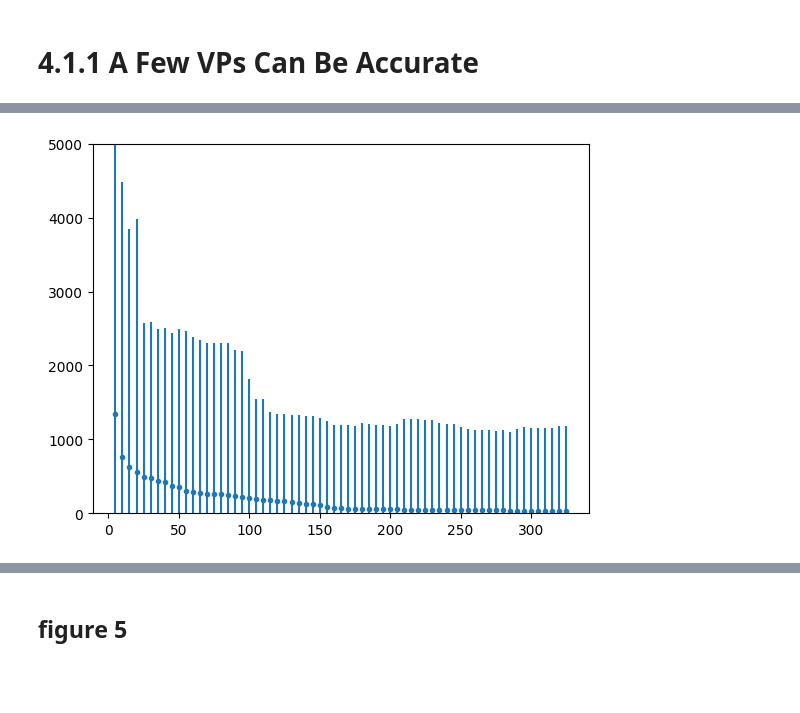
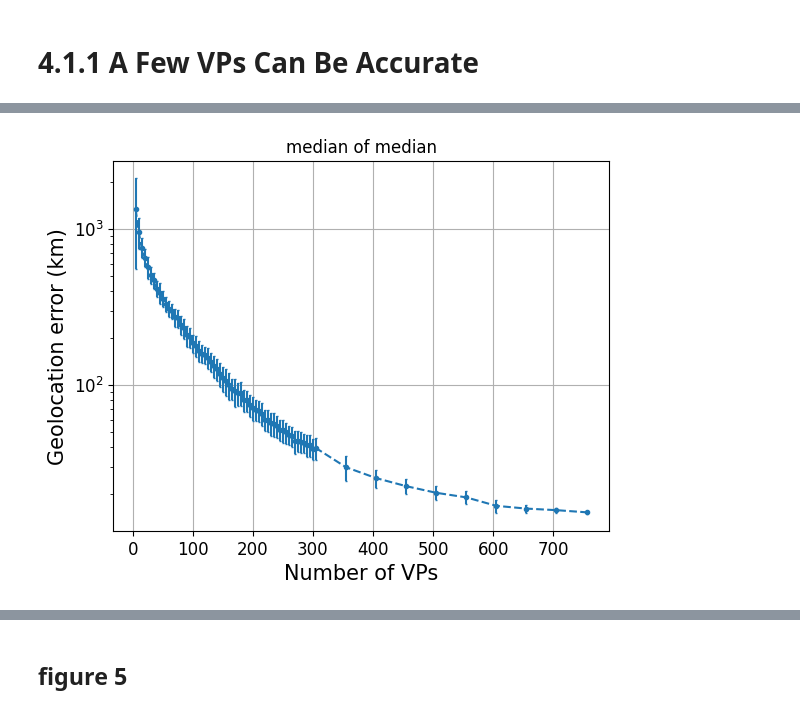
Before and after one commit to dioptra-io/geoloc-imc-2023, a Jupyter notebook: notebooks/anchor_analysis.ipynb, the cells around one changed output, grey strips where cells are left out. Cells and saved outputs as stored; diff of their text form; code cells hidden in the pictures; blank space fills up the shorter version.

```diff
--- a/notebooks/anchor_analysis.ipynb
+++ b/notebooks/anchor_analysis.ipynb
@@ -20,6 +20,10 @@ for id in range(start, end):
 # save raw results
 with open(ANCHOR_TARGET_ANCHOR_VP, "wb") as f:
     pickle.dump(measurement_results, f)
+# %%
+import json
+with open("../datasets/removed_probes.json", "r") as f:
+    removed_probes = json.load(f)
 # %%
 anchors = load_atlas_anchors()
 
@@ -91,12 +107,13 @@ import logging
 import itertools
 import numpy as np
 from collections import OrderedDict
+from copy import deepcopy
 
 from geoloc_imc_2023.default import ANCHOR_TARGET_ANCHOR_VP
 from geoloc_imc_2023.measurement_utils import load_atlas_anchors
 from geoloc_imc_2023.helpers import select_best_guess_centroid, haversine
 
-NB_TRIAL = 100
+NB_TRIAL = 150
 
 logger = logging.getLogger()
 # %%
@@ -129,11 +146,4 @@ for target in measurement_results:
 # save raw results
 with open(ANCHOR_TARGET_ANCHOR_VP, "wb") as f:
     pickle.dump(measurement_results, f)
-# %%
-for i, target in enumerate(measurement_results):
-    if i > 10: break
-    copy = deepcopy(measurement_results)
-    for vp in measurement_results[target]:
-        print(measurement_results[target][vp])
-    print()
 # %%
@@ -206,4 +221,15 @@ def get_dst_error(vp_subset: set,measurement_results: dict, target_dataset: dict
 
 
     return cbg_dst_errors, shortest_ping_dst_errors, cbg_d_error_list, shortest_ping_d_error_list
+# %%
+import pickle
+from pathlib import Path
+
+
+result_path = Path(".") / "../result/figure2a.pickle"
+with open(result_path, "rb") as f:
+    figure2a_results = pickle.load(f)
+
+cbg_results = figure2a_results["cbg"]
+shortest_ping_results = figure2a_results["shortest_ping"]
 # %%
@@ -295,19 +365,24 @@ print(len(figure2a_results["cbg"]))
 # %%
 import matplotlib.pyplot as plt
 import seaborn as sns
 import numpy as np
 
 
 nb_samples = len(figure2a_results["cbg"]) + 1
 step = 5
 
-x = np.array([i for i in range(step, step * nb_samples, step)])
+x = np.array([vp_set_size for vp_set_size in figure2a_results["cbg"]])
 y = np.array([figure2a_results["cbg"][vp_set_size]['median_error'] for vp_set_size in figure2a_results["cbg"]])
 e = np.array([figure2a_results["cbg"][vp_set_size]['deviation'] for vp_set_size in figure2a_results["cbg"]])
-plt.ylim((0, 5000))
-plt.errorbar(x, y, e, linestyle='None', marker=".")
+plt.errorbar(x, y, e, marker=".", capsize = 1, linestyle = "--")
 
-
+plt.xlabel("Number of VPs", fontsize = 15)
+plt.ylabel("Geolocation error (km)", fontsize = 15)
+plt.tick_params(labelsize = 12)
+plt.yscale("log")
+plt.grid()
+plt.title("median of median")
+plt.savefig("../../geolocation-reproducibility-paper/figures/figure_3_a_cbg.png")
 plt.show()
 # %% [output]
-[figure, old version]
+[figure, new version]
```
Also changed, not shown: parts of 12 cells of this notebook.
